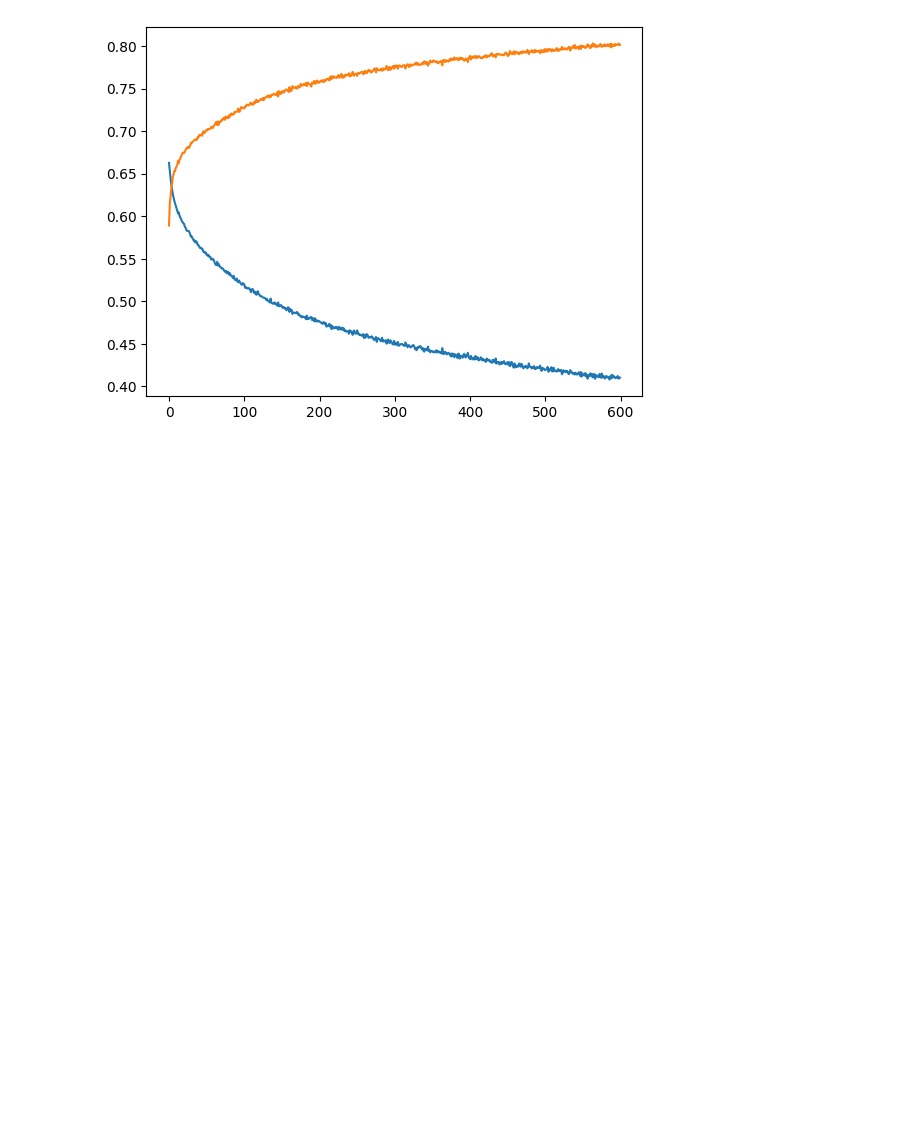
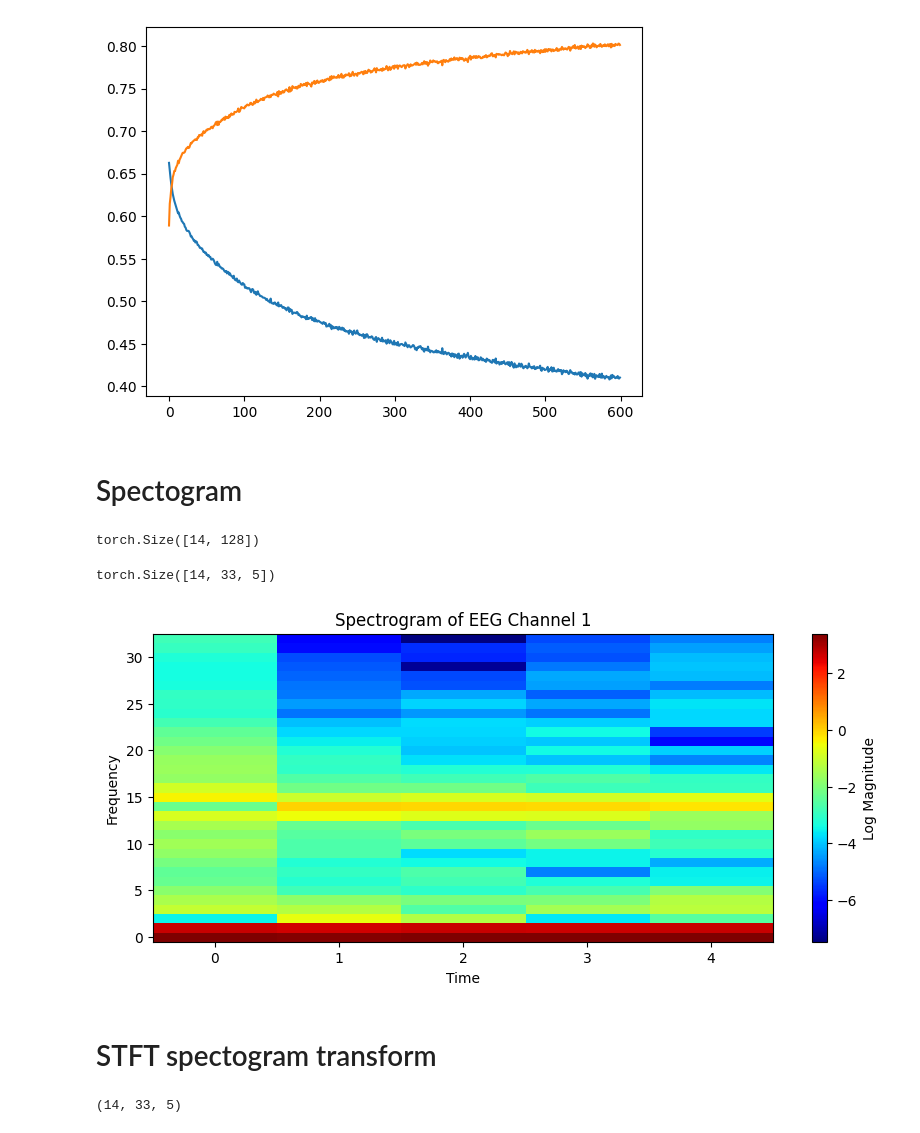
Before and after one commit to SirAfshin/EEG_PlayGround, a Jupyter notebook: notebooks/test_model.ipynb, the cells around one changed output. Cells and saved outputs as stored; diff of their text form; code cells hidden in the pictures; blank space fills up the shorter version.

```diff
--- a/notebooks/test_model.ipynb
+++ b/notebooks/test_model.ipynb
@@ -699,3 +719,56 @@ plt.plot(acc)
 # %% [output]
 [<matplotlib.lines.Line2D at 0x...>]
 [figure]
+# %% [markdown]
+# Spectogram
+# %%
+import torch
+import torch.nn.functional as F
+import matplotlib.pyplot as plt
+import numpy as np
+
+# Example: Assume dataset[0][0] has shape (14, 128)
+eeg_data = dataset[0][0]  # Shape: (14, 128)
+eeg_data.shape
+# %% [output]
+torch.Size([14, 128])
+# %%
+# Parameters for STFT
+n_fft = 64  # Window size
+hop_length = 32  # Hop length between windows
+window = torch.hann_window(n_fft)  # Using a Hanning window
+# %%
+# Compute STFT for each channel (dimension 0 is channels)
+spectrograms = []
+
+for channel_data in eeg_data:  # Shape of channel_data: (128,)
+    # Compute the STFT for each EEG channel, shape will be (num_freq_bins, num_frames)
+    stft_result = torch.stft(channel_data, n_fft=n_fft, hop_length=hop_length, window=window, return_complex=True)
+
+    # Calculate magnitude of the STFT (abs value of complex STFT)
+    mag_spectrogram = stft_result.abs()
+
+    # Optionally, you can convert to log scale for better visualization
+    log_mag_spectrogram = torch.log(mag_spectrogram + 1e-7)
+
+    spectrograms.append(log_mag_spectrogram)
+
+# Convert spectrograms to a tensor (14, num_freq_bins, num_time_frames)
+spectrograms_tensor = torch.stack(spectrograms, dim=0)
+# %%
+# Now spectrograms_tensor has shape: (14, num_freq_bins, num_time_frames)
+print(spectrograms_tensor.shape)
+
+# Visualize the spectrogram for one of the channels
+plt.figure(figsize=(10, 4))
+plt.imshow(spectrograms_tensor[0].detach().numpy(), aspect='auto', origin='lower', cmap='jet')
+plt.colorbar(label='Log Magnitude')
+plt.xlabel('Time')
+plt.ylabel('Frequency')
+plt.title('Spectrogram of EEG Channel 1')
+plt.show()
+# %% [output]
+torch.Size([14, 33, 5])
+[figure, added]
+# %% [markdown]
+# STFT spectogram transform
@@ -701,0 +866,11 @@ plt.plot(acc)
+# %%
+# Instantiate the transform
+t = STFTSpectrogram(n_fft=64, hop_length=32, contourf=False)
+
+# Apply to EEG data (shape [channels, time_points])
+eeg_data = np.random.randn(14, 128)  # 32 channels, 1000 time points
+spectrogram_data = t(eeg=eeg_data)['eeg']
+
+print(spectrogram_data.shape)  # Shape will be [32, num_freq_bins, num_time_frames]
+# %% [output]
+(14, 33, 5)
```
Also changed, not shown: parts of 5 cells of this notebook, 1 other file.
